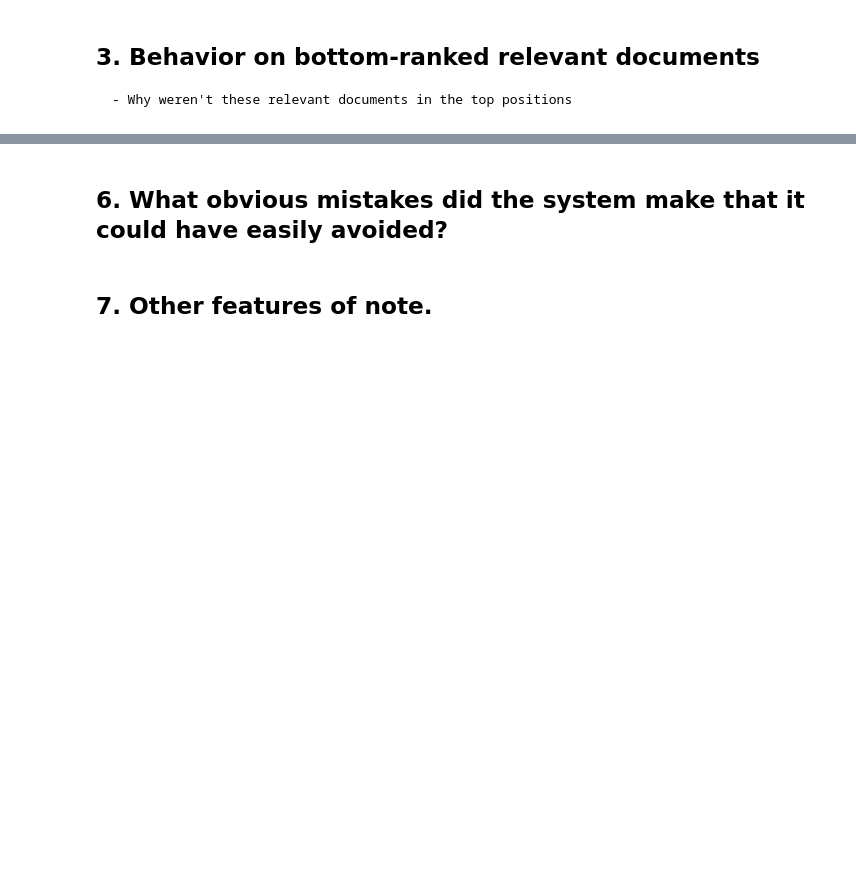
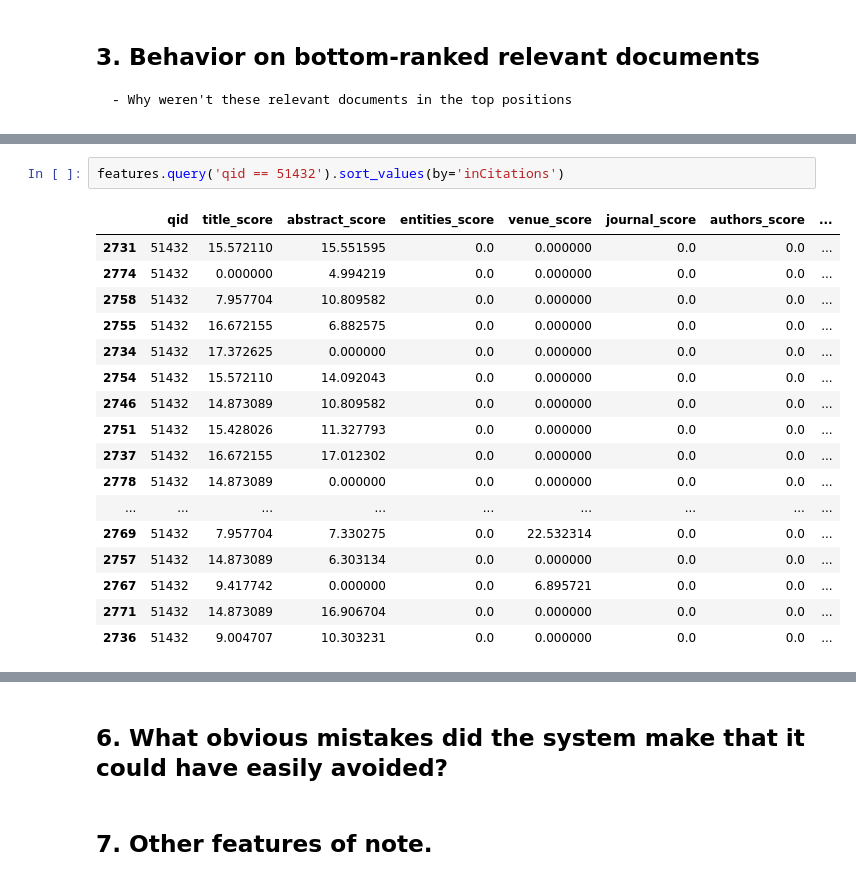
Before and after one commit to pilmus/thesis, a Jupyter notebook: app/notebooks/lm_error_analysis.ipynb, the cells around one changed output, grey strips where cells are left out. Cells and saved outputs as stored; diff of their text form; blank space fills up the shorter version.

```diff
--- a/app/notebooks/lm_error_analysis.ipynb
+++ b/app/notebooks/lm_error_analysis.ipynb
@@ -639,0 +2348,20 @@ We take the top 10 queries as easy and the bottom as difficult, there is only a
+# %%
+features.query('qid == 51432').sort_values(by='inCitations')
+# %% [output]
+|  | qid | title_score | abstract_score | entities_score | venue_score | journal_score | authors_score | ... |
+| 2731 | 51432 | 15.572110 | 15.551595 | 0.0 | 0.000000 | 0.0 | 0.0 | ... |
+| 2774 | 51432 | 0.000000 | 4.994219 | 0.0 | 0.000000 | 0.0 | 0.0 | ... |
+| 2758 | 51432 | 7.957704 | 10.809582 | 0.0 | 0.000000 | 0.0 | 0.0 | ... |
+| 2755 | 51432 | 16.672155 | 6.882575 | 0.0 | 0.000000 | 0.0 | 0.0 | ... |
+| 2734 | 51432 | 17.372625 | 0.000000 | 0.0 | 0.000000 | 0.0 | 0.0 | ... |
+| 2754 | 51432 | 15.572110 | 14.092043 | 0.0 | 0.000000 | 0.0 | 0.0 | ... |
+| 2746 | 51432 | 14.873089 | 10.809582 | 0.0 | 0.000000 | 0.0 | 0.0 | ... |
+| 2751 | 51432 | 15.428026 | 11.327793 | 0.0 | 0.000000 | 0.0 | 0.0 | ... |
+| 2737 | 51432 | 16.672155 | 17.012302 | 0.0 | 0.000000 | 0.0 | 0.0 | ... |
+| 2778 | 51432 | 14.873089 | 0.000000 | 0.0 | 0.000000 | 0.0 | 0.0 | ... |
+| ... | ... | ... | ... | ... | ... | ... | ... | ... |
+| 2769 | 51432 | 7.957704 | 7.330275 | 0.0 | 22.532314 | 0.0 | 0.0 | ... |
+| 2757 | 51432 | 14.873089 | 6.303134 | 0.0 | 0.000000 | 0.0 | 0.0 | ... |
+| 2767 | 51432 | 9.417742 | 0.000000 | 0.0 | 6.895721 | 0.0 | 0.0 | ... |
+| 2771 | 51432 | 14.873089 | 16.906704 | 0.0 | 0.000000 | 0.0 | 0.0 | ... |
+| 2736 | 51432 | 9.004707 | 10.303231 | 0.0 | 0.000000 | 0.0 | 0.0 | ... |
```
Also changed, not shown: parts of 308 cells of this notebook, 5 other files.
